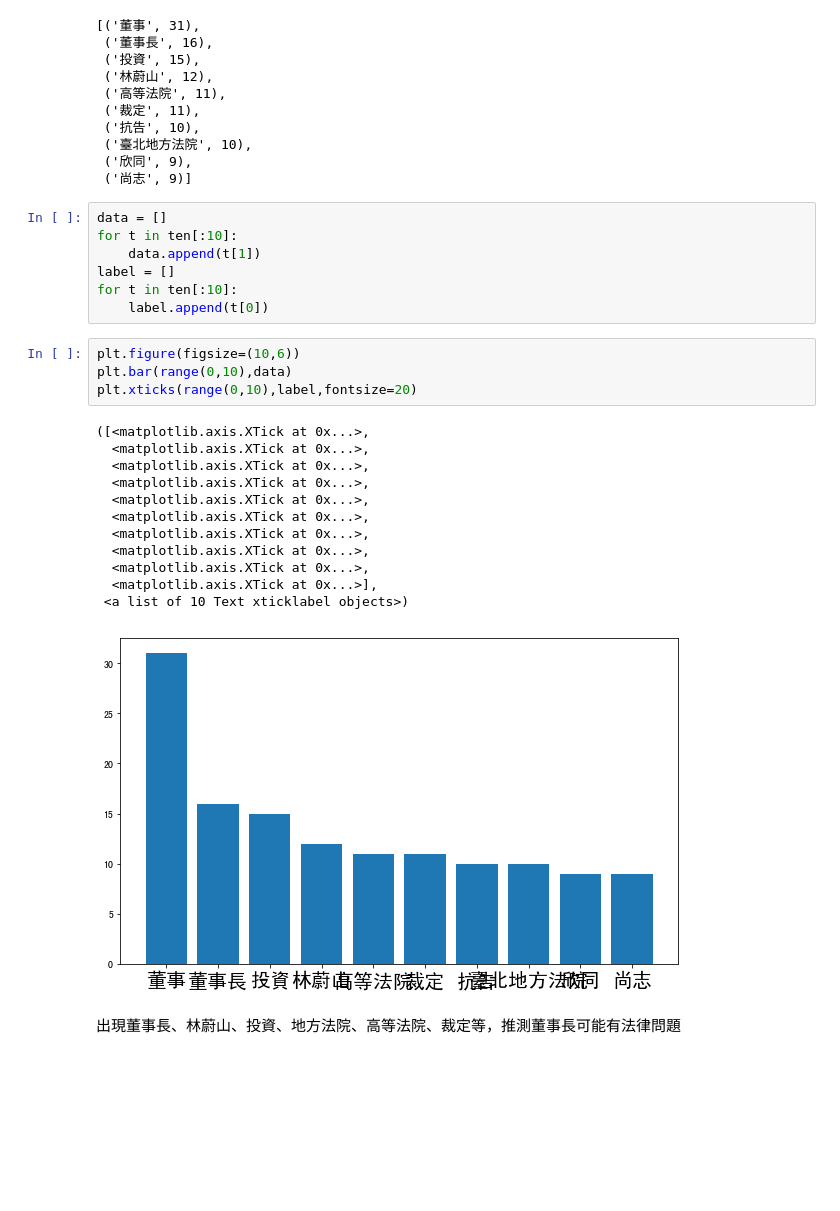
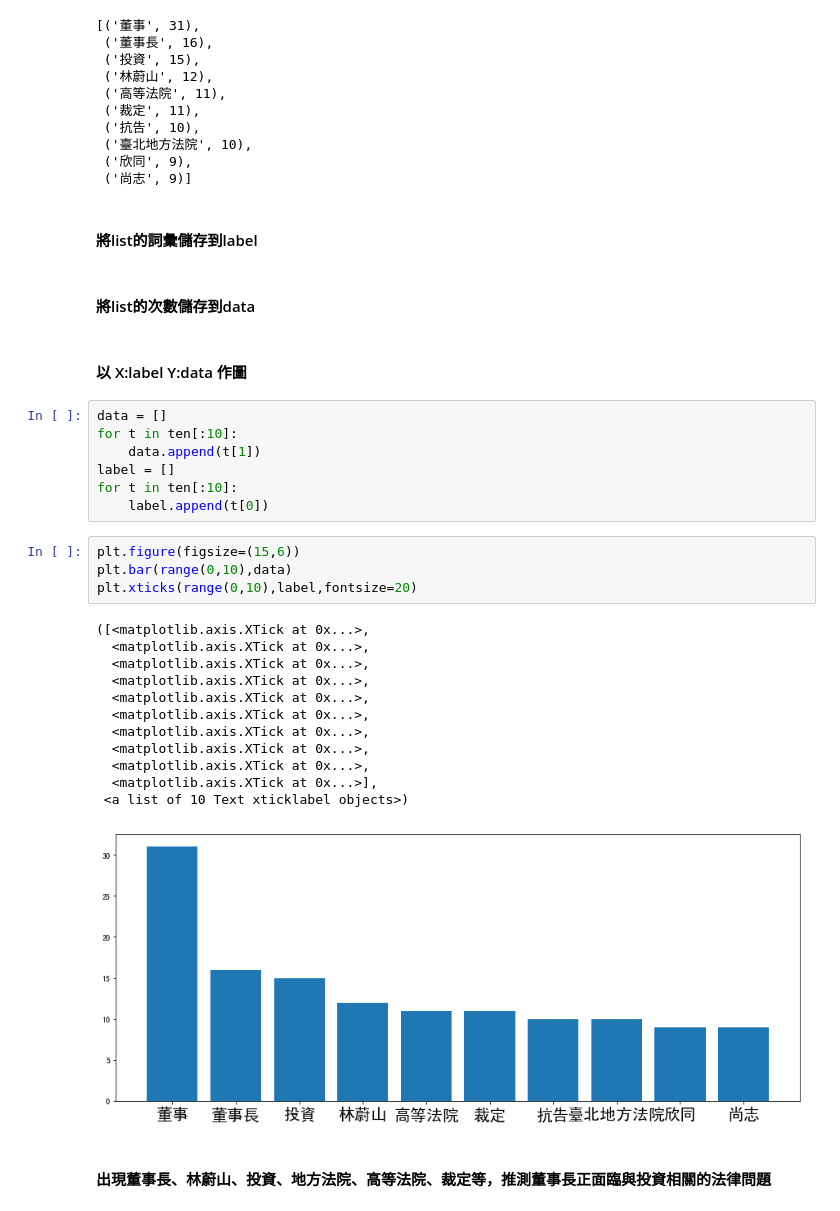
Before and after one commit to YangChunKai/NTUCSX2018, a Jupyter notebook: week4/大同badnews.ipynb, the cells around one changed output. Saved outputs shown, nothing was run; the diff lists cells and outputs as text; blank space fills up the shorter version.

```diff
--- a/week4/大同badnews.ipynb
+++ b/week4/大同badnews.ipynb
@@ -119,6 +163,12 @@ ten[:10]
  ('臺北地方法院', 10),
  ('欣同', 9),
  ('尚志', 9)]
+# %% [markdown]
+#### 將list的詞彙儲存到label
+# %% [markdown]
+#### 將list的次數儲存到data
+# %% [markdown]
+#### 以 X:label Y:data 作圖
 # %%
 data = []
 for t in ten[:10]:
@@ -127,21 +177,21 @@ label = []
 for t in ten[:10]:
     label.append(t[0])
 # %%
-plt.figure(figsize=(10,6))
+plt.figure(figsize=(15,6))
 plt.bar(range(0,10),data)
 plt.xticks(range(0,10),label,fontsize=20)
 # %% [output]
 ([<matplotlib.axis.XTick at 0x...>,
   <matplotlib.axis.XTick at 0x...>,
   <matplotlib.axis.XTick at 0x...>,
   <matplotlib.axis.XTick at 0x...>,
   <matplotlib.axis.XTick at 0x...>,
   <matplotlib.axis.XTick at 0x...>,
   <matplotlib.axis.XTick at 0x...>,
   <matplotlib.axis.XTick at 0x...>,
   <matplotlib.axis.XTick at 0x...>,
   <matplotlib.axis.XTick at 0x...>],
  <a list of 10 Text xticklabel objects>)
-[figure, old version]
+[figure, new version]
 # %% [markdown]
-出現董事長、林蔚山、投資、地方法院、高等法院、裁定等，推測董事長可能有法律問題
+#### 出現董事長、林蔚山、投資、地方法院、高等法院、裁定等，推測董事長正面臨與投資相關的法律問題
```
Also changed, not shown: parts of 30 cells of this notebook.
